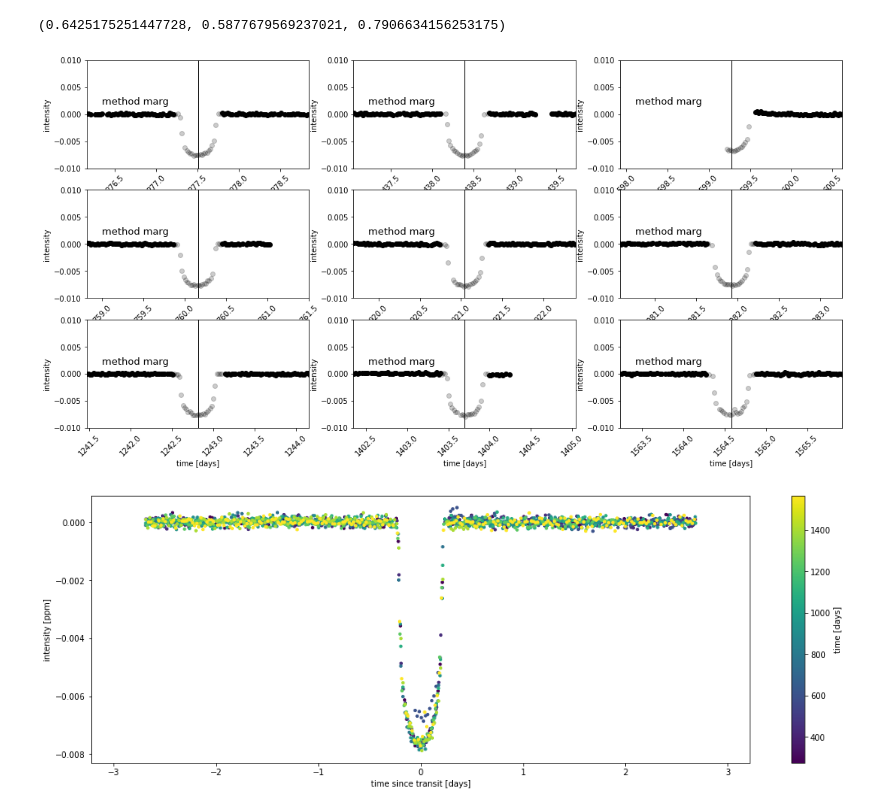
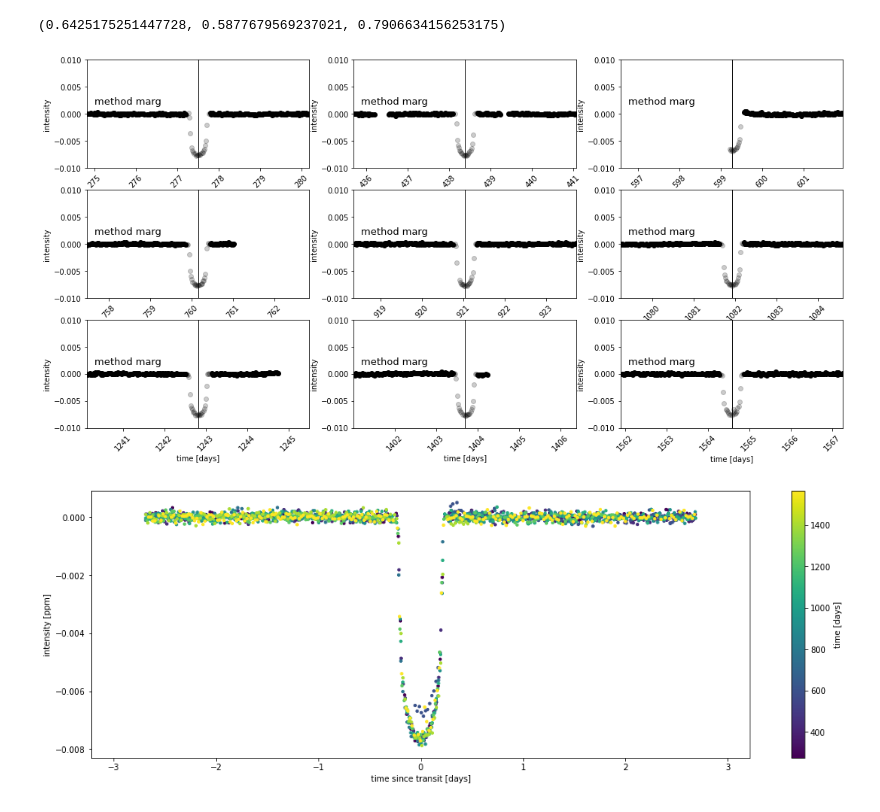
Before and after one commit to nanoza/TTVs, a Jupyter notebook: lc.ipynb, the cells around one changed output. Cells and saved outputs as stored; diff of their text form; code cells hidden in the pictures.

```diff
--- a/lc.ipynb
+++ b/lc.ipynb
@@ -2214,17 +2239,17 @@ lighten_color("#524180", amount=0.5)
 # %%
 #y_detrended = [sap_local_detrended, pdcsap_local_detrended,
 #               sap_gp_detrended, pdcsap_gp_detrended]
 
 y_detrended = np.array(y_detrended)
 y_detrended_transpose = y_detrended.T
 
 method_marg_detrended = np.median(y_detrended_transpose, axis=1)
 
 plot_detrended_lc(x_detrended, [method_marg_detrended], mask_detrended,
                   ['method marg'],
-                  t0s, float(3*duration/(24.))/period, period,
+                  t0s, float(6*duration/(24.))/period, period,
                   ['k'],
                   figname = './figures/koi3678_method_marg.pdf'
 )
 # %% [output]
-[figure, old version]
+[figure, new version]
```
Also changed, not shown: parts of 4 cells of this notebook.
